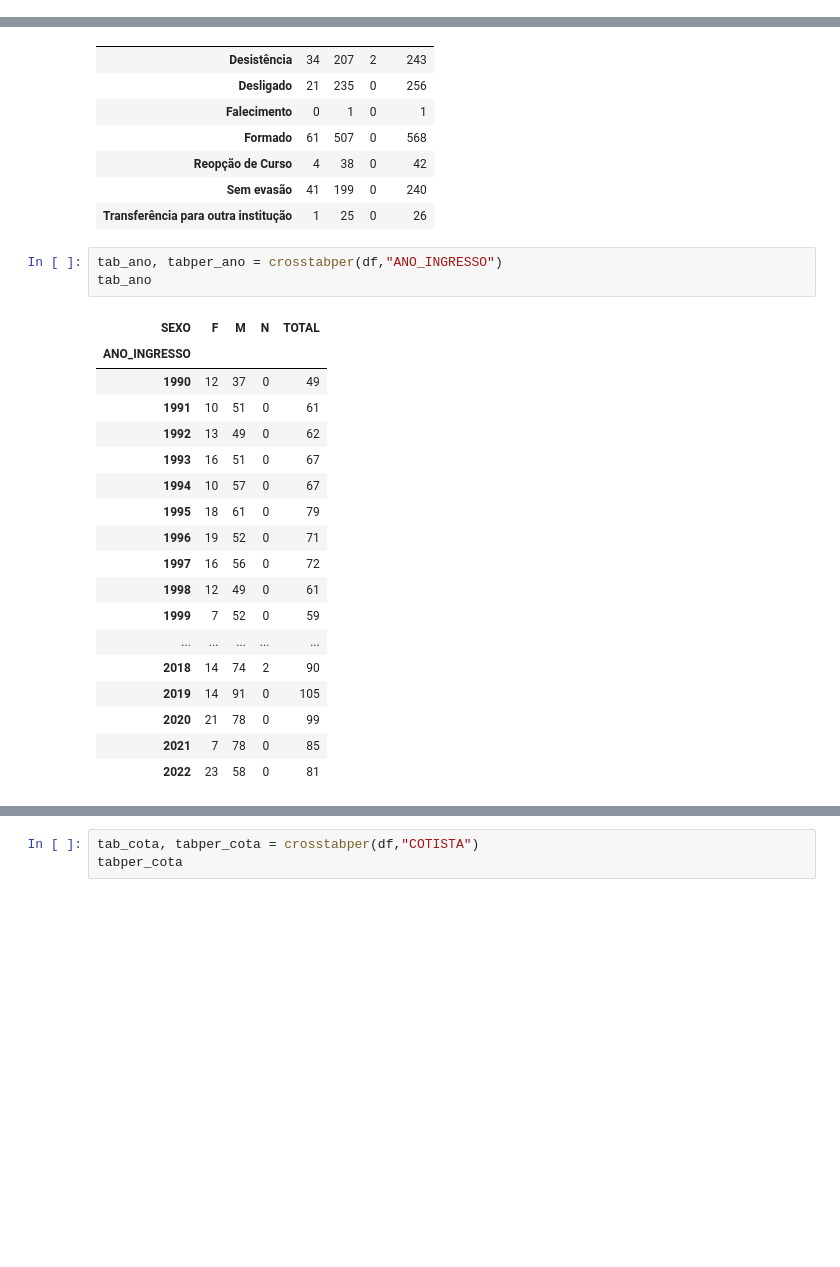
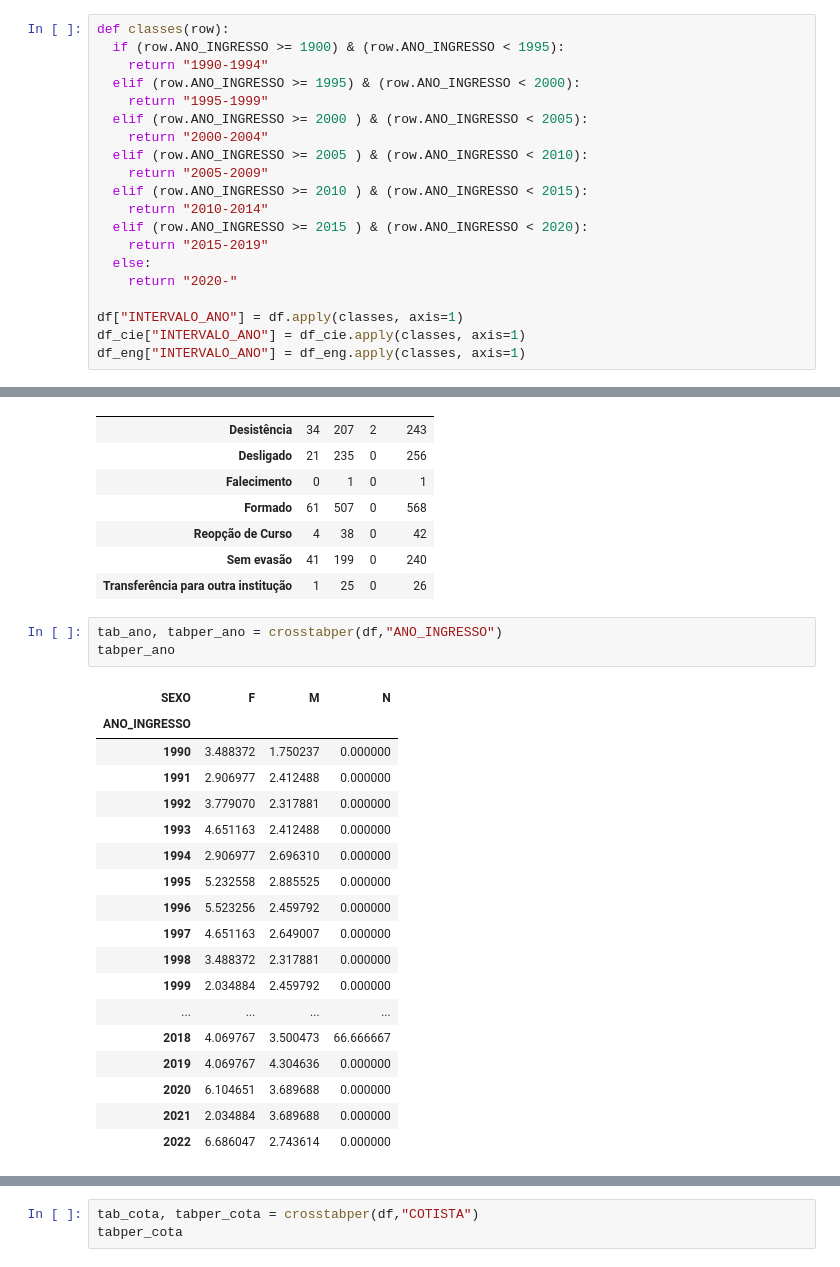
Before and after one commit to ceccoRebeca/mulherescomputacao, a Jupyter notebook: EDA_DadosProplan.ipynb, the cells around one changed output, grey strips where cells are left out. Saved outputs shown, nothing was run; the diff lists cells and outputs as text; blank space fills up the shorter version.

```diff
--- a/EDA_DadosProplan.ipynb
+++ b/EDA_DadosProplan.ipynb
@@ -76,3 +101,23 @@ def crosstabper(df, col):
   tabper = pd.crosstab(df[col],df['SEXO']).apply(lambda r: r/r.sum(), axis=0) * 100
 
   return tab,tabper
+# %%
+def classes(row):
+  if (row.ANO_INGRESSO >= 1900) & (row.ANO_INGRESSO < 1995):
+    return "1990-1994"
+  elif (row.ANO_INGRESSO >= 1995) & (row.ANO_INGRESSO < 2000):
+    return "1995-1999"
+  elif (row.ANO_INGRESSO >= 2000 ) & (row.ANO_INGRESSO < 2005):
+    return "2000-2004"
+  elif (row.ANO_INGRESSO >= 2005 ) & (row.ANO_INGRESSO < 2010):
+    return "2005-2009"
+  elif (row.ANO_INGRESSO >= 2010 ) & (row.ANO_INGRESSO < 2015):
+    return "2010-2014"
+  elif (row.ANO_INGRESSO >= 2015 ) & (row.ANO_INGRESSO < 2020):
+    return "2015-2019"
+  else:
+    return "2020-"
+
+df["INTERVALO_ANO"] = df.apply(classes, axis=1)
+df_cie["INTERVALO_ANO"] = df_cie.apply(classes, axis=1)
+df_eng["INTERVALO_ANO"] = df_eng.apply(classes, axis=1)
@@ -119,23 +222,23 @@ tab_evasao_eng
 | Transferência para outra institução | 1 | 25 | 0 | 26 |
 # %%
 tab_ano, tabper_ano = crosstabper(df,"ANO_INGRESSO")
-tab_ano
+tabper_ano
 # %% [output]
-| SEXO | F | M | N | TOTAL |
-| ANO_INGRESSO |  |  |  |  |
-| 1990 | 12 | 37 | 0 | 49 |
-| 1991 | 10 | 51 | 0 | 61 |
-| 1992 | 13 | 49 | 0 | 62 |
-| 1993 | 16 | 51 | 0 | 67 |
-| 1994 | 10 | 57 | 0 | 67 |
-| 1995 | 18 | 61 | 0 | 79 |
-| 1996 | 19 | 52 | 0 | 71 |
-| 1997 | 16 | 56 | 0 | 72 |
-| 1998 | 12 | 49 | 0 | 61 |
-| 1999 | 7 | 52 | 0 | 59 |
-| ... | ... | ... | ... | ... |
-| 2018 | 14 | 74 | 2 | 90 |
-| 2019 | 14 | 91 | 0 | 105 |
-| 2020 | 21 | 78 | 0 | 99 |
-| 2021 | 7 | 78 | 0 | 85 |
-| 2022 | 23 | 58 | 0 | 81 |
+| SEXO | F | M | N |
+| ANO_INGRESSO |  |  |  |
+| 1990 | 3.488372 | 1.750237 | 0.000000 |
+| 1991 | 2.906977 | 2.412488 | 0.000000 |
+| 1992 | 3.779070 | 2.317881 | 0.000000 |
+| 1993 | 4.651163 | 2.412488 | 0.000000 |
+| 1994 | 2.906977 | 2.696310 | 0.000000 |
+| 1995 | 5.232558 | 2.885525 | 0.000000 |
+| 1996 | 5.523256 | 2.459792 | 0.000000 |
+| 1997 | 4.651163 | 2.649007 | 0.000000 |
+| 1998 | 3.488372 | 2.317881 | 0.000000 |
+| 1999 | 2.034884 | 2.459792 | 0.000000 |
+| ... | ... | ... | ... |
+| 2018 | 4.069767 | 3.500473 | 66.666667 |
+| 2019 | 4.069767 | 4.304636 | 0.000000 |
+| 2020 | 6.104651 | 3.689688 | 0.000000 |
+| 2021 | 2.034884 | 3.689688 | 0.000000 |
+| 2022 | 6.686047 | 2.743614 | 0.000000 |
```
Also changed, not shown: parts of 22 cells of this notebook.
